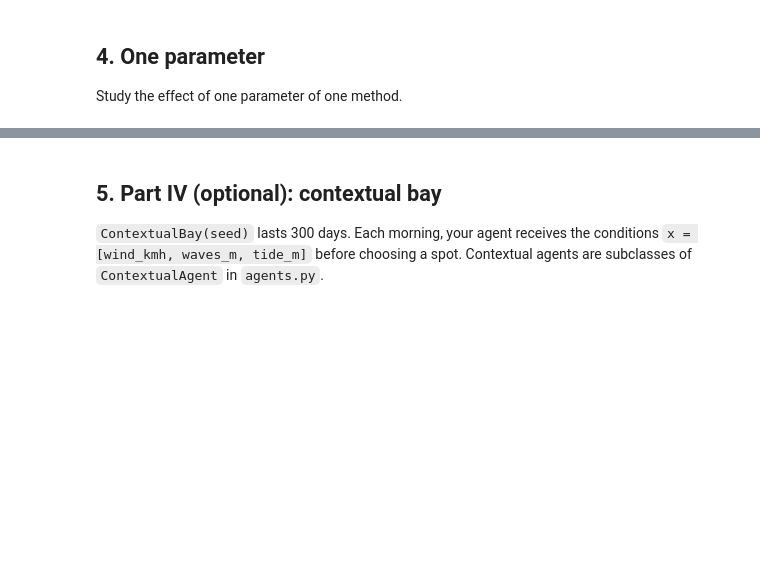
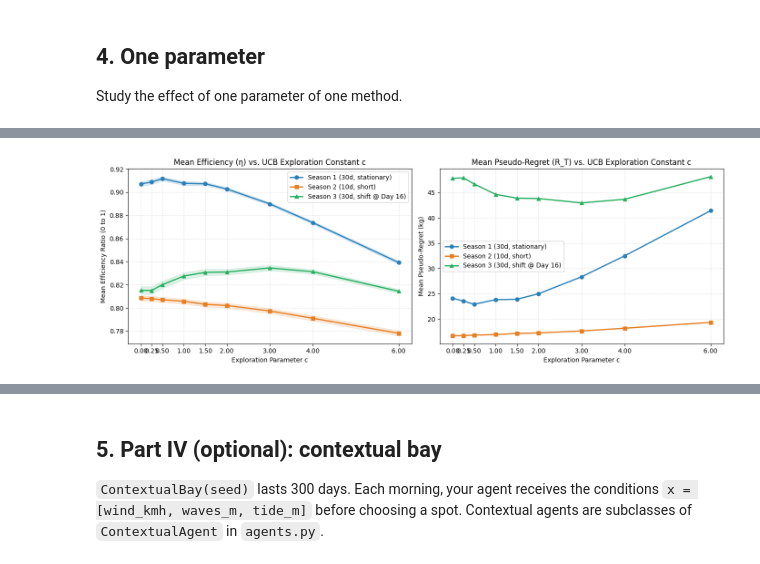
Before and after one commit to KuMMii/MALIS-project, a Jupyter notebook: experiment.ipynb, the cells around one changed output, grey strips where cells are left out. Cells and saved outputs as stored; diff of their text form; code cells hidden in the pictures; blank space fills up the shorter version.

```diff
--- a/experiment.ipynb
+++ b/experiment.ipynb
@@ -69,4 +471,78 @@ Identify the best agent for Season 2 and for Season 3, and explain why.
 
 Study the effect of one parameter of one method.
 # %%
-# Your code here
+c_values = [0.0, 0.25, 0.5, 1.0, 1.5, 2.0, 3.0, 4.0, 6.0]
+N_PARAM_BAYS = 1000
+param_records = {season: {} for season in (1, 2, 3)}
+
+for season in (1, 2, 3):
+    bay = FishingBay(season=season, seed=0)
+    print(f"\n{'='*95}")
+    print(f"Season {season} ({bay.days} days) — UCBAgent Parameter Study over {N_PARAM_BAYS} Random Bays")
+
+    rows = []
+    for c in c_values:
+        agent = UCBAgent(c=c, seed=0)
+        ms = []
+        for seed in range(N_PARAM_BAYS):
+            bay = FishingBay(season=season, seed=seed)
+            ms.append(play_and_measure(agent, bay))
+
+        param_records[season][c] = ms
+        df_m = pd.DataFrame(ms)
+        eta_ratio = df_m["eta"] / 100.0 if df_m["eta"].mean() > 1.0 else df_m["eta"]
+
+        rows.append({
+            "c": c,
+            "Actual Mean (SD)": f"{df_m['actual'].mean():.1f} ({df_m['actual'].std():.1f})",
+            "Expected Mean (SD)": f"{df_m['E'].mean():.1f} ({df_m['E'].std():.1f})",
+            "Efficiency Mean (SD)": f"{eta_ratio.mean():.3f} ({eta_ratio.std():.3f})",
+            "Regret Mean (SD)": f"{df_m['R_T'].mean():.1f} ({df_m['R_T'].std():.1f})",
+        })
+
+    print(pd.DataFrame(rows).to_string(index=False))
+
+# plot efficiency & pseudo-regret vs. exploration parameter c
+fig, (ax1, ax2) = plt.subplots(1, 2, figsize=(14, 4.8))
+season_styles = {
+    1: ("Season 1 (30d, stationary)", "#2980b9", "o"),
+    2: ("Season 2 (10d, short)", "#e67e22", "s"),
+    3: ("Season 3 (30d, shift @ Day 16)", "#27ae60", "^"),
+}
+
+for season, (label, color, marker) in season_styles.items():
+    means_eta = []
+    sds_eta = []
+    means_regret = []
+
+    for c in c_values:
+        df_m = pd.DataFrame(param_records[season][c])
+        eta_ratio = df_m["eta"]
+        means_eta.append(eta_ratio.mean())
+        sds_eta.append(eta_ratio.std())
+        means_regret.append(df_m["R_T"].mean())
+
+    means_eta = np.array(means_eta)
+    se_eta = np.array(sds_eta) / np.sqrt(N_PARAM_BAYS) # standard error of the mean
+
+    ax1.plot(c_values, means_eta, marker=marker, linewidth=2, color=color, label=label)
+    ax1.fill_between(c_values, means_eta - se_eta, means_eta + se_eta, color=color, alpha=0.15)
+    ax2.plot(c_values, means_regret, marker=marker, linewidth=2, color=color, label=label)
+
+ax1.set_title("Mean Efficiency (η) vs. UCB Exploration Constant c")
+ax1.set_xlabel("Exploration Parameter c")
+ax1.set_ylabel("Mean Efficiency Ratio (0 to 1)")
+ax1.set_xticks(c_values)
+ax1.grid(True, linestyle=":", alpha=0.6)
+ax1.legend()
+
+ax2.set_title("Mean Pseudo-Regret (R_T) vs. UCB Exploration Constant c")
+ax2.set_xlabel("Exploration Parameter c")
+ax2.set_ylabel("Mean Pseudo-Regret (kg)")
+ax2.set_xticks(c_values)
+ax2.grid(True, linestyle=":", alpha=0.6)
+ax2.legend()
+
+plt.tight_layout()
+plt.show()
+# %% [output]
@@ -72,0 +566 @@ Study the effect of one parameter of one method.
+[figure, added]
```
Also changed, not shown: parts of 19 cells of this notebook.
